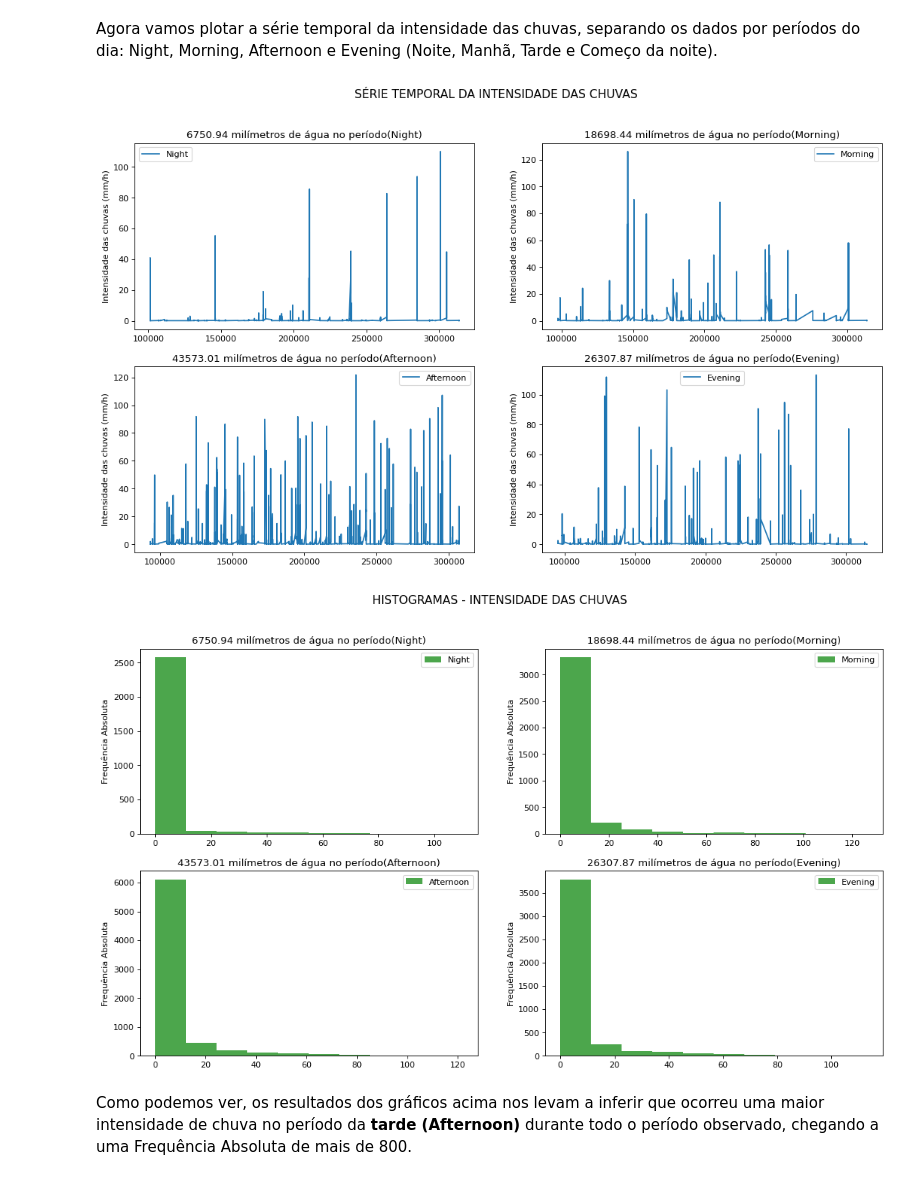
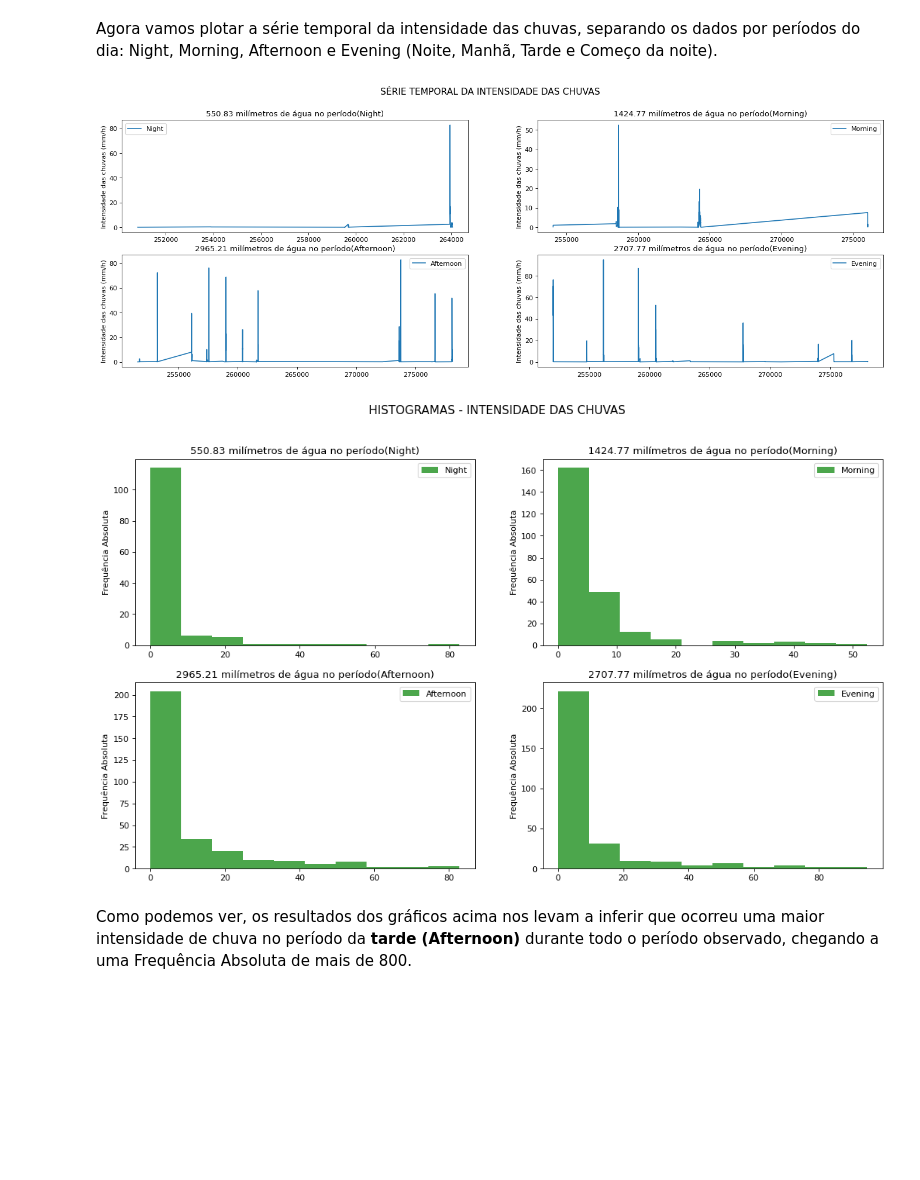
Before and after one commit to lourencocavalcante/Introduction-to-Data-Science, a Jupyter notebook: CAP394_2022_ProjetoFinal_EDA.ipynb, the cells around one changed output. Saved outputs shown, nothing was run; the diff lists cells and outputs as text; code cells hidden in the pictures; blank space fills up the shorter version.

```diff
--- a/CAP394_2022_ProjetoFinal_EDA.ipynb
+++ b/CAP394_2022_ProjetoFinal_EDA.ipynb
@@ -99,7 +99,7 @@ Na nossa EDA, iremos utilizar somente os dados do ano de 2022. Vamos aplicar um
 # %%
 #Plotando o acumulado da intensidade da chuva por horário do dia
-df_RD80_JOSS_final = df_RD80_JOSS_final.query("(Datetime >= '2022-01-1')")
-df_MP3000A_final = df_MP3000A_final.query("(Datetime >= '2022-01-1' and DataQuality == 1)")
+df_RD80_JOSS_final = df_RD80_JOSS_final.query("(Datetime >= '2022-05-1' and Datetime <= '2022-05-31')")
+df_MP3000A_final = df_MP3000A_final.query("((Datetime >= '2022-05-1' and Datetime <= '2022-05-31') and DataQuality == 1)")
 
 #df_filter_MP3000A_RD80 = df_RD80_JOSS_final.query("(Datetime >= '2020-03-1' and Datetime <='2022-07-30') and (Rain_Intensity_mm_h > 0 and DataQuality > 0)")
 #df_filter0_MP3000A_final = df_MP3000A_final.query("(DataQuality > 0)")
@@ -193,11 +193,11 @@ df_MP3000A_final.loc[df_MP3000A_final['DataQuality'] > 0].head(n=2).append(df_MP
 Vamos visualizar o acumulado da intensidade da chuva para todo o período dos dados, olhando apenas os registros de chuva, usando como referência a variável Rain_Intensity_mm_h.
 # %%
 #Plotando o acumulado da intensidade da chuva por horário do dia
-df_RD80_JOSS_final = df_RD80_JOSS_final.query("(Rain_Intensity_mm_h > 0)")
+df_RD80_JOSS_temp= df_RD80_JOSS_final.query("(Rain_Intensity_mm_h > 0)")
 
 ax = plt.gca()
-plt.rcParams["figure.figsize"] = [18,5]
-df_RD80_JOSS_final.plot(kind="line",x="Date",y="Rain_Intensity_mm_h",label='Intensidade de chuva (mm/h)', ax=ax)
+plt.rcParams["figure.figsize"] = [21,5]
+df_RD80_JOSS_temp.plot(kind="line",x="Datetime",y="Rain_Intensity_mm_h",label='Intensidade de chuva (mm/h)', ax=ax)
 #df_RD80_JOSS_final.plot(kind='line',x='Date',y="Int_Liquid_mm", label='Conteúdo de água líquida integrado na nuvem (mm)', ax=ax)
 # %% [output]
 <matplotlib.axes._subplots.AxesSubplot at 0x...>
@@ -207,7 +204,0 @@ Vamos visualizar o acumulado da intensidade da chuva somente para o ano de **202
-# %%
-#Plotando o acumulado da intensidade da chuva por horário do dia
-df_RD80_JOSS_final = df_RD80_JOSS_final.query("(Datetime >= '2022-01-1')")
-
-ax = plt.gca()
-plt.rcParams["figure.figsize"] = [15,6]
-df_RD80_JOSS_final.plot(kind="line",x="Date",y="Rain_Intensity_mm_h",label='Intensidade de chuva (mm/h)', ax=ax)
@@ -237,37 +225,40 @@ df_MP3000A_final=df_MP3000A_final.assign(session=pd.cut(df_MP3000A_final.Datetim
 # %% [markdown]
 Agora vamos plotar a série temporal da intensidade das chuvas, separando os dados por períodos do dia: Night, Morning, Afternoon e Evening (Noite, Manhã, Tarde e Começo da noite).
 # %%
+df_RD80_JOSS_temp= df_RD80_JOSS_final.query("(Rain_Intensity_mm_h > 0)")
+
 labels=['Night','Morning','Afternoon','Evening']
 
-figure(figsize=(16,9),dpi=80)
+figure(figsize=(21,7),dpi=80)
 plt.suptitle('SÉRIE TEMPORAL DA INTENSIDADE DAS CHUVAS', size=14)
 for res in range(0,4):
-    tot = round(df_RD80_JOSS_final.Rain_Intensity_mm_h.loc[df_RD80_JOSS_final.session == labels[res]].sum(),2)
+    tot = round(df_RD80_JOSS_temp.Rain_Intensity_mm_h.loc[df_RD80_JOSS_temp.session == labels[res]].sum(),2)
     plt.subplot(2,2,res+1)
     plt.title(str(tot)+' milímetros de água no período('+labels[res]+')')
     #plt.xlabel("")
     plt.ylabel("Intensidade das chuvas (mm/h)")
-    plt.plot(df_RD80_JOSS_final.loc[df_RD80_JOSS_final.session == labels[res]]['Rain_Intensity_mm_h'], label=labels[res])
+    plt.plot(df_RD80_JOSS_temp.loc[df_RD80_JOSS_temp.session == labels[res]]['Rain_Intensity_mm_h'], label=labels[res])
     plt.legend()
 plt.show()
 # %% [output]
-[figure, old version]
+[figure, new version]
 # %%
+df_RD80_JOSS_temp= df_RD80_JOSS_final.query("(Rain_Intensity_mm_h > 0)")
 labels=['Night','Morning','Afternoon','Evening']
 
 figure(figsize=(16,9),dpi=80)
 plt.suptitle('HISTOGRAMAS - INTENSIDADE DAS CHUVAS', size=14)
 for res in range(0,4):
-    tot = round(df_RD80_JOSS_final.Rain_Intensity_mm_h.loc[df_RD80_JOSS_final.session == labels[res]].sum(),2)
+    tot = round(df_RD80_JOSS_temp.Rain_Intensity_mm_h.loc[df_RD80_JOSS_temp.session == labels[res]].sum(),2)
     plt.subplot(2,2,res+1)
     plt.title(str(tot)+' milímetros de água no período('+labels[res]+')')
     #plt.xlabel("")
     plt.ylabel("Frequência Absoluta")
-    plt.hist(df_RD80_JOSS_final.loc[df_RD80_JOSS_final.session == labels[res]]['Rain_Intensity_mm_h'], label=labels[res], color='g', alpha=0.7 )
+    plt.hist(df_RD80_JOSS_temp.loc[df_RD80_JOSS_temp.session == labels[res]]['Rain_Intensity_mm_h'], label=labels[res], color='g', alpha=0.7 )
     plt.legend()
 plt.show()
 # %% [output]
-[figure, old version]
+[figure, new version]
 # %% [markdown]
 Como podemos ver, os resultados dos gráficos acima nos levam a inferir que ocorreu uma maior intensidade de chuva no período da **tarde (Afternoon)** durante todo o período observado, chegando a uma Frequência Absoluta de mais de 800.
 # %% [markdown]
```
Also changed, not shown: parts of 18 cells of this notebook.
